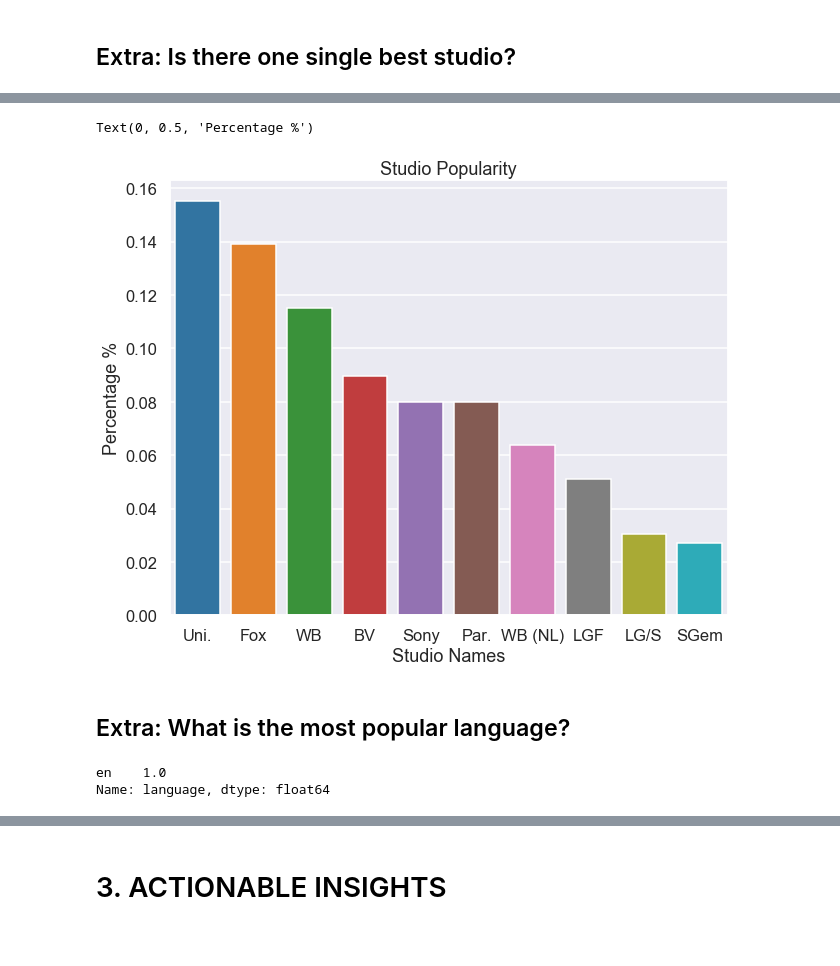
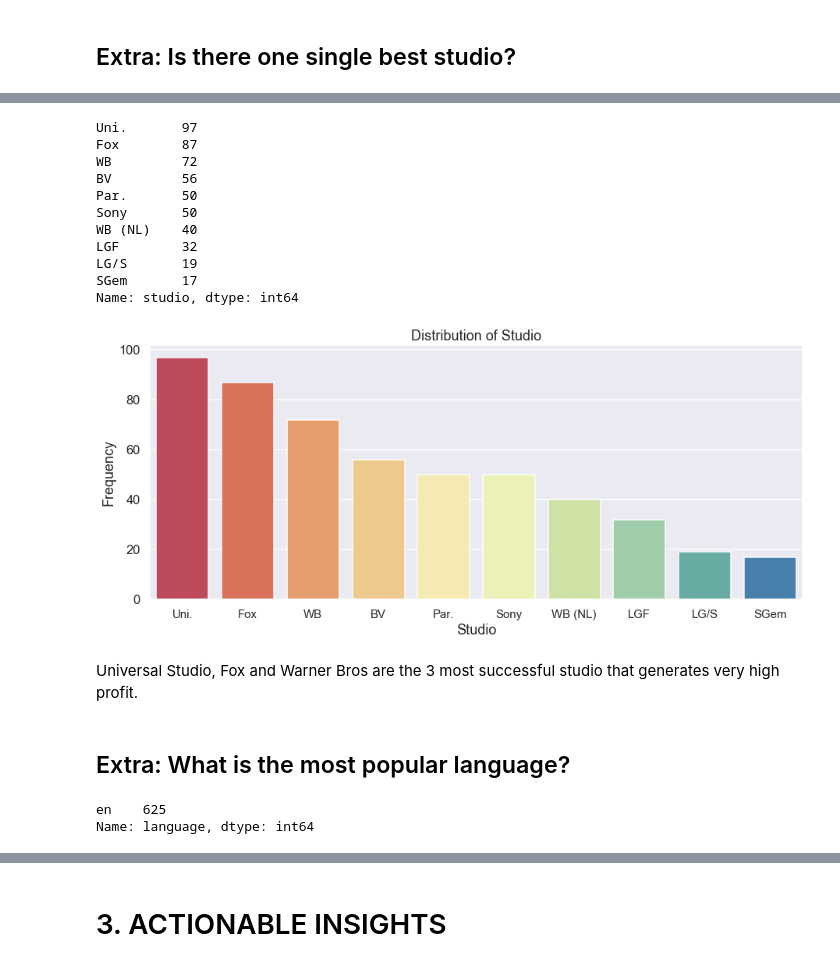
Before and after one commit to baotramduong/Porfolio_Project_The_Movie_Industry, a Jupyter notebook: Part III - Data Analysis & Visualization, Actionable Insight, Conclusion & Future Works.ipynb, the cells around one changed output, grey strips where cells are left out. Drawn from its saved outputs; the diff is of its cells as text; code cells hidden in the pictures; blank space fills up the shorter version.

```diff
--- a/Part III - Data Analysis & Visualization, Actionable Insight, Conclusion & Future Works.ipynb
+++ b/Part III - Data Analysis & Visualization, Actionable Insight, Conclusion & Future Works.ipynb
@@ -160,11 +341,33 @@ Name: studio, dtype: float64
+# %%
+#studio_distribution values
+y_values = full_df['studio'].value_counts(ascending=False)[:10]
+x_values = y_values.index
+
+y_values
+# %% [output]
+Uni.       97
+Fox        87
+WB         72
+BV         56
+Par.       50
+Sony       50
+WB (NL)    40
+LGF        32
+LG/S       19
+SGem       17
+Name: studio, dtype: int64
 # %%
 #plot
-x_values = y_values.index
-plt.figure(figsize = (10,8))
-sns.barplot(x_values, y_values)
-plt.title('Studio Popularity')
-plt.xlabel('Studio Names')
-plt.ylabel('Percentage %')
+plt.figure(figsize = (15, 6))
+sns.barplot(x_values, y_values, palette = "Spectral")
+plt.title('Distribution of Studio')
+plt.xlabel('Studio')
+plt.ylabel('Frequency')
+
+#fix xticks
+plt.xticks(fontsize = 15)
+
+#show
+plt.show()
 # %% [output]
-Text(0, 0.5, 'Percentage %')
-[figure, old version]
+[figure, new version]
@@ -171,13 +377,15 @@ Text(0, 0.5, 'Percentage %')
+# %% [markdown]
+Universal Studio, Fox and Warner Bros are the 3 most successful studio that generates very high profit.
 # %% [markdown]
 ## Extra: What is the most popular language?
 # %%
-#check to see the most 10 popular languages
-y_values = full_df['language'].value_counts(normalize=True)[:10]
+#language_distribution
+y_values = full_df['language'].value_counts(ascending = False)
 x_values = y_values.index
 
 y_values #looks like there is only one
 # %% [output]
-en    1.0
-Name: language, dtype: float64
+en    625
+Name: language, dtype: int64
 # %%
 #plot
```
Also changed, not shown: parts of 39 cells of this notebook.
